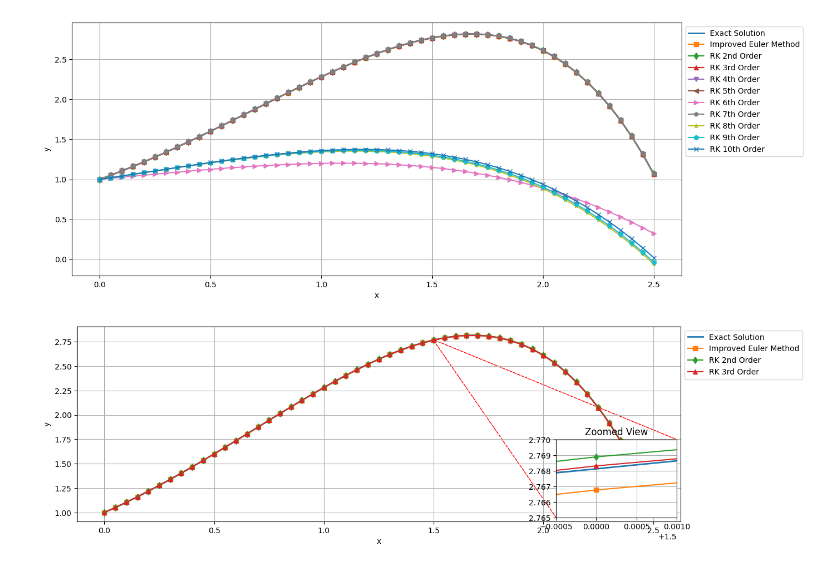
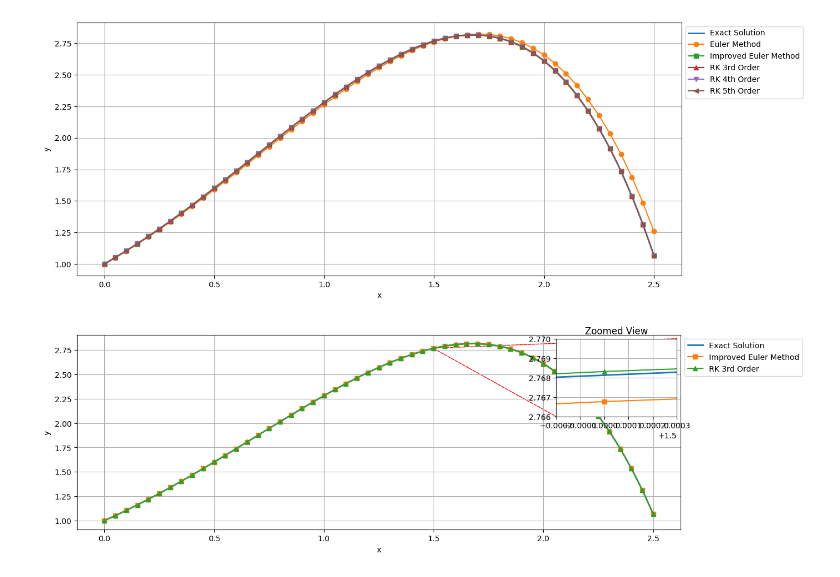
Before and after one commit to HugoPhi/opcal, a Jupyter notebook: Numerical/ODE.ipynb, the cells around one changed output. Saved outputs shown, nothing was run; the diff lists cells and outputs as text; code cells hidden in the pictures.

```diff
--- a/Numerical/ODE.ipynb
+++ b/Numerical/ODE.ipynb
@@ -162,0 +185,14 @@ def runge_kutta_method(f, x0, y0, h, n, order):
+# %%
+def runge_kutta_method(f, x0, y0, h, n, order):
+    if order == 1:
+        return euler_method(f, x0, y0, h, n)
+    elif order == 2:
+        return improved_euler_method(f, x0, y0, h, n)
+    elif order == 3:
+        return runge_kutta_3rd_order(f, x0, y0, h, n)
+    elif order == 4:
+        return runge_kutta_4th_order(f, x0, y0, h, n)
+    elif order == 5:
+        return cash_karp_5th_order(f, x0, y0, h, n)
+    else:
+        raise ValueError("order must be 1, 2, 3, 4, or 5.")
@@ -175,40 +218,24 @@ x0, y0 = 0, 1
 h = 0.05
 n = 50
 # %%
-# 计算数值解
 x_euler, y_euler = euler_method(f, x0, y0, h, n)
 x_improved, y_improved = improved_euler_method(f, x0, y0, h, n)
-x_rk2, y_rk2 = runge_kutta_method(f, x0, y0, h, n, order=2)
 x_rk3, y_rk3 = runge_kutta_method(f, x0, y0, h, n, order=3)
 x_rk4, y_rk4 = runge_kutta_method(f, x0, y0, h, n, order=4)
 x_rk5, y_rk5 = runge_kutta_method(f, x0, y0, h, n, order=5)
-x_rk6, y_rk6 = runge_kutta_method(f, x0, y0, h, n, order=6)
-x_rk7, y_rk7 = runge_kutta_method(f, x0, y0, h, n, order=7)
-x_rk8, y_rk8 = runge_kutta_method(f, x0, y0, h, n, order=8)
-x_rk9, y_rk9 = runge_kutta_method(f, x0, y0, h, n, order=9)
-x_rk10, y_rk10 = runge_kutta_method(f, x0, y0, h, n, order=10)
 
-# 计算解析解
 x_exact = np.linspace(x0, x0 + n*h, 100)
 y_exact = exact_solution(x_exact)
 
-# 可视化
 plt.figure(figsize=(14, 10))
 
-# 全局图
 plt.subplot(2, 1, 1)
 plt.plot(x_exact, y_exact, label='Exact Solution', linewidth=2)
-# plt.plot(x_euler, y_euler, 'o-', label='Euler Method')
+plt.plot(x_euler, y_euler, 'o-', label='Euler Method')
 plt.plot(x_improved, y_improved, 's-', label='Improved Euler Method')
-plt.plot(x_rk2, y_rk2, 'd-', label='RK 2nd Order')
 plt.plot(x_rk3, y_rk3, '^-', label='RK 3rd Order')
 plt.plot(x_rk4, y_rk4, 'v-', label='RK 4th Order')
 plt.plot(x_rk5, y_rk5, '<-', label='RK 5th Order')
-plt.plot(x_rk6, y_rk6, '>-', label='RK 6th Order')
-plt.plot(x_rk7, y_rk7, 'p-', label='RK 7th Order')
-plt.plot(x_rk8, y_rk8, '*-', label='RK 8th Order')
-plt.plot(x_rk9, y_rk9, 'h-', label='RK 9th Order')
-plt.plot(x_rk10, y_rk10, 'x-', label='RK 10th Order')
 plt.xlabel('x')
 plt.ylabel('y')
 plt.legend(loc='upper left', bbox_to_anchor=(1, 1))
@@ -217,19 +244,16 @@ plt.grid()
 plt.tight_layout()
 plt.show()
 # %% [output]
-[figure, old version]
+[figure, new version]
 # %%
 from mpl_toolkits.axes_grid1.inset_locator import inset_axes
 from matplotlib.patches import ConnectionPatch
 
-# 可视化
 plt.figure(figsize=(14, 10))
 
-# 全局图
 ax = plt.subplot(2, 1, 1)
 plt.plot(x_exact, y_exact, label='Exact Solution', linewidth=2)
 plt.plot(x_improved, y_improved, 's-', label='Improved Euler Method')
-plt.plot(x_rk2, y_rk2, 'd-', label='RK 2nd Order')
 plt.plot(x_rk3, y_rk3, '^-', label='RK 3rd Order')
 # plt.plot(x_rk4, y_rk4, 'v-', label='RK 4th Order')
 # plt.plot(x_rk5, y_rk5, '<-', label='RK 5th Order')
@@ -238,42 +262,37 @@ plt.ylabel('y')
 plt.legend(loc='upper left', bbox_to_anchor=(1, 1))
 plt.grid()
 
-# 定义需要放大的区间
-zoom_x_min, zoom_x_max = 1.4995, 1.501  # 放大区间的 x 范围
-zoom_y_min, zoom_y_max = 2.765, 2.770  # 放大区间的 y 范围
-# zoom_x_min, zoom_x_max = 2.4, 2.49  # 放大区间的 x 范围
-# zoom_y_min, zoom_y_max = 1.3, 1.33  # 放大区间的 y 范围
+zoom_x_min, zoom_x_max = 1.4998, 1.5003
+zoom_y_min, zoom_y_max = 2.766, 2.770
+# zoom_x_min, zoom_x_max = 2.4, 2.49
+# zoom_y_min, zoom_y_max = 1.3, 1.33
 
-# 在全局图中标记放大区域
 ax.add_patch(plt.Rectangle((zoom_x_min, zoom_y_min),
                            zoom_x_max - zoom_x_min,
                            zoom_y_max - zoom_y_min,
                            edgecolor='red', facecolor='none', linestyle='--'))
 
-# 添加放大图
-ax_inset = inset_axes(ax, width="20%", height="40%", loc='lower right')
+ax_inset = inset_axes(ax, width="20%", height="40%", loc='upper right')
 ax_inset.plot(x_exact, y_exact, label='Exact Solution', linewidth=2)
 ax_inset.plot(x_improved, y_improved, 's-', label='Improved Euler Method')
-ax_inset.plot(x_rk2, y_rk2, 'd-', label='RK 2nd Order')
 ax_inset.plot(x_rk3, y_rk3, '^-', label='RK 3rd Order')
 # ax_inset.plot(x_rk4, y_rk4, 'v-', label='RK 4th Order')
 # ax_inset.plot(x_rk5, y_rk5, '<-', label='RK 5th Order')
 ax_inset.set_xlim(zoom_x_min, zoom_x_max)
 ax_inset.set_ylim(zoom_y_min, zoom_y_max)
 ax_inset.grid()
 ax_inset.set_title('Zoomed View')
-# 添加连接线
-# 从全局图的矩形框到放大图的边框
+
 con = ConnectionPatch(xyA=(zoom_x_min, zoom_y_min), coordsA=ax.transData,
                       xyB=(zoom_x_min, zoom_y_min), coordsB=ax_inset.transData,
                       linestyle="--", color="red")
 ax.add_artist(con)
 
 con2 = ConnectionPatch(xyA=(zoom_x_max, zoom_y_max), coordsA=ax.transData,
                        xyB=(zoom_x_max, zoom_y_max), coordsB=ax_inset.transData,
                        linestyle="--", color="red")
 ax.add_artist(con2)
 # plt.tight_layout()
 plt.show()
 # %% [output]
-[figure, old version]
+[figure, new version]
```
Also changed, not shown: parts of 14 cells of this notebook, 2 other files.
